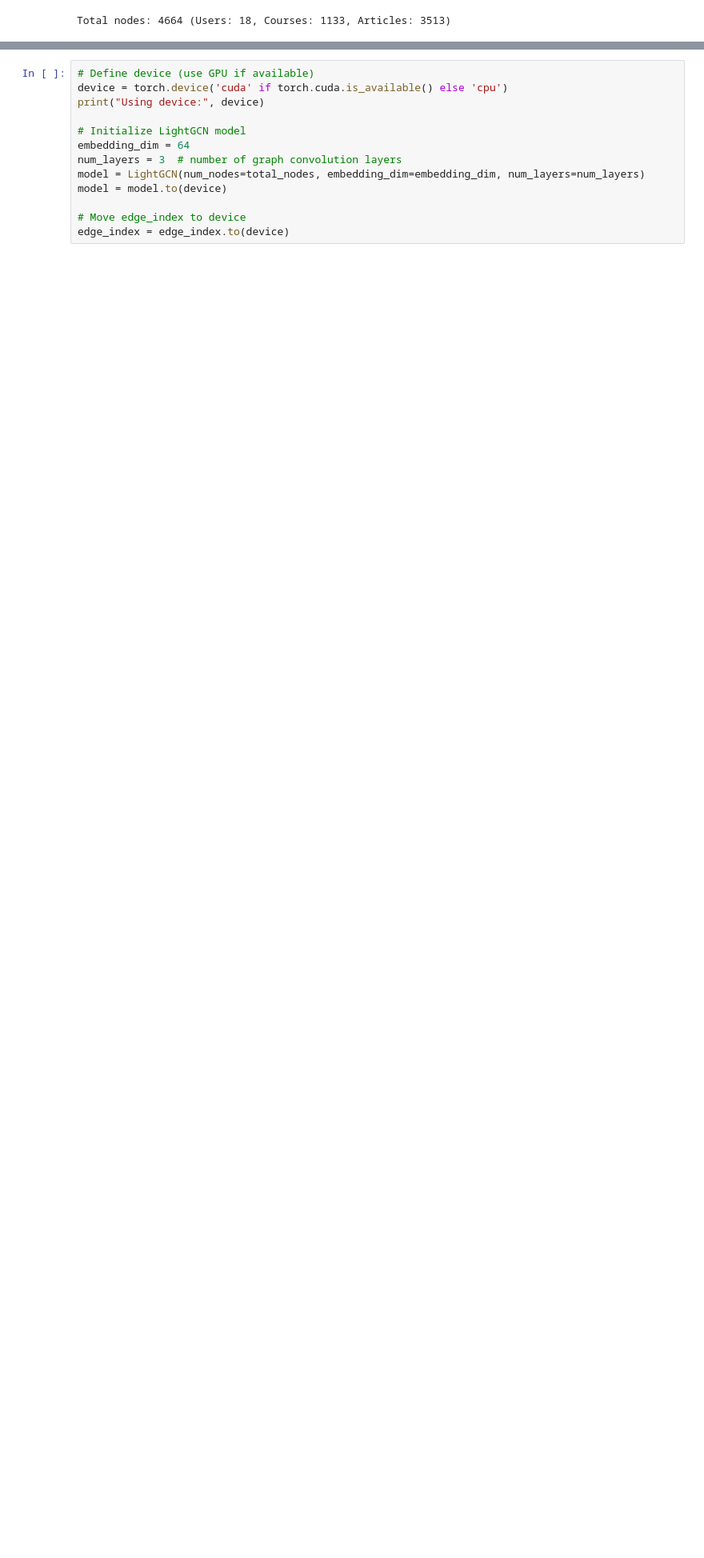
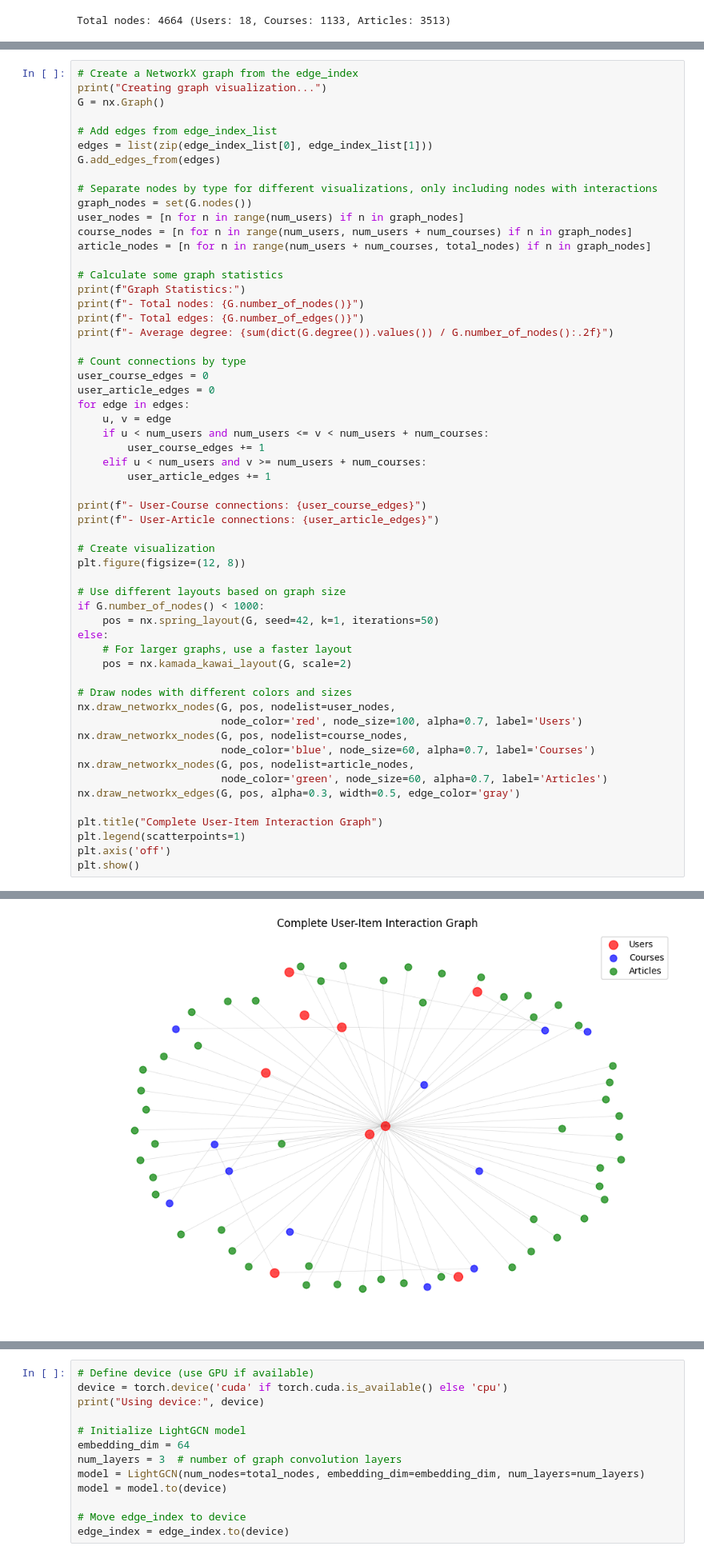
Before and after one commit to cop-usthb/Articles-Lib, a Jupyter notebook: clean.ipynb, the cells around one changed output, grey strips where cells are left out. Shown at 80% size. Saved outputs shown, nothing was run; the diff lists cells and outputs as text; blank space fills up the shorter version.

Commit message:
updating the graphes and the model

```diff
--- a/clean.ipynb
+++ b/clean.ipynb
@@ -216,0 +150,58 @@ Processed 18 users for interactions
+# %%
+# Create a NetworkX graph from the edge_index
+print("Creating graph visualization...")
+G = nx.Graph()
+
+# Add edges from edge_index_list
+edges = list(zip(edge_index_list[0], edge_index_list[1]))
+G.add_edges_from(edges)
+
+# Separate nodes by type for different visualizations, only including nodes with interactions
+graph_nodes = set(G.nodes())
+user_nodes = [n for n in range(num_users) if n in graph_nodes]
+course_nodes = [n for n in range(num_users, num_users + num_courses) if n in graph_nodes]
+article_nodes = [n for n in range(num_users + num_courses, total_nodes) if n in graph_nodes]
+
+# Calculate some graph statistics
+print(f"Graph Statistics:")
+print(f"- Total nodes: {G.number_of_nodes()}")
+print(f"- Total edges: {G.number_of_edges()}")
+print(f"- Average degree: {sum(dict(G.degree()).values()) / G.number_of_nodes():.2f}")
+
+# Count connections by type
+user_course_edges = 0
+user_article_edges = 0
+for edge in edges:
+    u, v = edge
+    if u < num_users and num_users <= v < num_users + num_courses:
+        user_course_edges += 1
+    elif u < num_users and v >= num_users + num_courses:
+        user_article_edges += 1
+
+print(f"- User-Course connections: {user_course_edges}")
+print(f"- User-Article connections: {user_article_edges}")
+
+# Create visualization
+plt.figure(figsize=(12, 8))
+
+# Use different layouts based on graph size
+if G.number_of_nodes() < 1000:
+    pos = nx.spring_layout(G, seed=42, k=1, iterations=50)
+else:
+    # For larger graphs, use a faster layout
+    pos = nx.kamada_kawai_layout(G, scale=2)
+
+# Draw nodes with different colors and sizes
+nx.draw_networkx_nodes(G, pos, nodelist=user_nodes,
+                       node_color='red', node_size=100, alpha=0.7, label='Users')
+nx.draw_networkx_nodes(G, pos, nodelist=course_nodes,
+                       node_color='blue', node_size=60, alpha=0.7, label='Courses')
+nx.draw_networkx_nodes(G, pos, nodelist=article_nodes,
+                       node_color='green', node_size=60, alpha=0.7, label='Articles')
+nx.draw_networkx_edges(G, pos, alpha=0.3, width=0.5, edge_color='gray')
+
+plt.title("Complete User-Item Interaction Graph")
+plt.legend(scatterpoints=1)
+plt.axis('off')
+plt.show()
+# %% [output]
@@ -216,0 +215 @@ Processed 18 users for interactions
+[figure, added]
```
Also changed, not shown: parts of 33 cells of this notebook, 2 other files.
